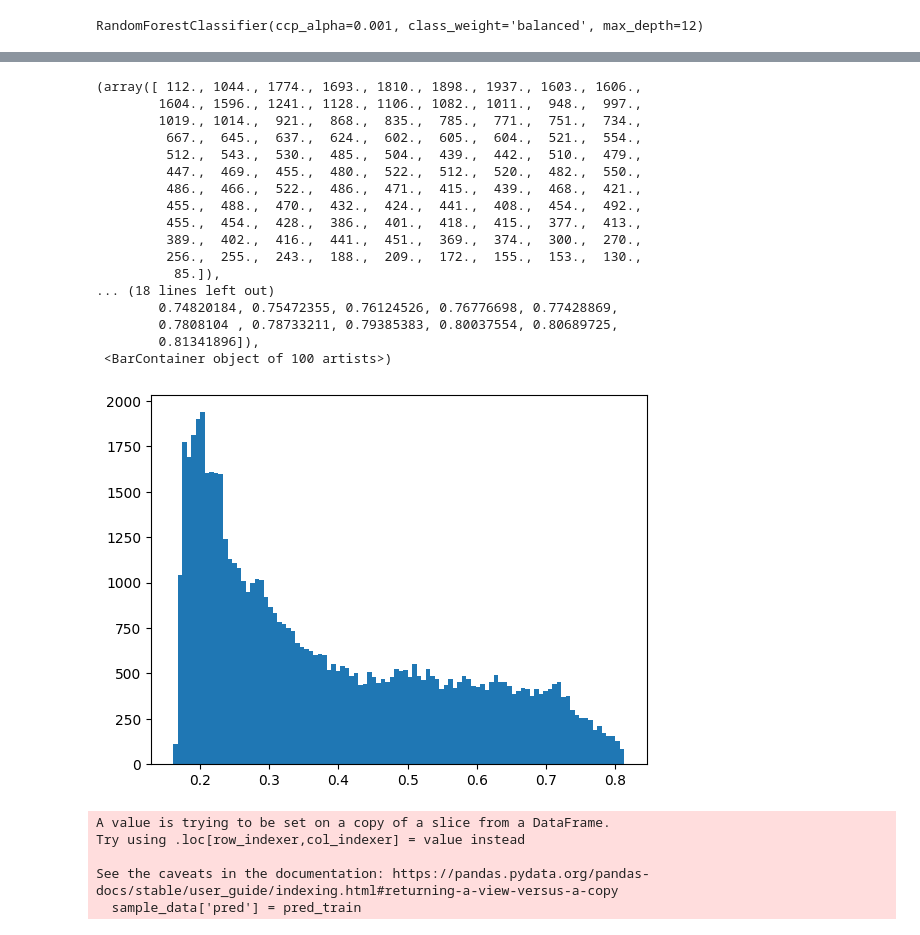
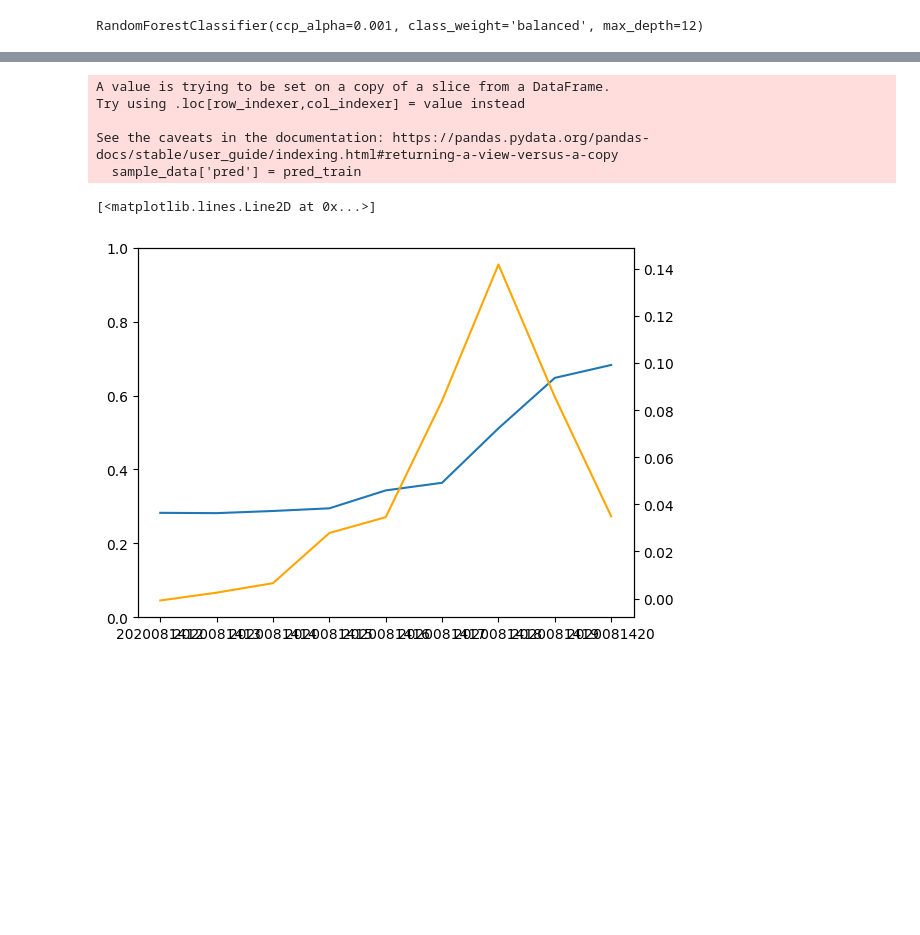
Before and after one commit to dhdzmota/dynamic-rythms, a Jupyter notebook: notebooks/dhm-09-model-test.ipynb, the cells around one changed output, grey strips where cells are left out. Cells and saved outputs as stored; diff of their text form; code cells hidden in the pictures; blank space fills up the shorter version.

```diff
--- a/notebooks/dhm-09-model-test.ipynb
+++ b/notebooks/dhm-09-model-test.ipynb
@@ -90,33 +91,21 @@ plt.hist(pred_test[y_test==1],bins=100)
-# %%
-plt.hist(pred_test[y_test==0], bins=100)
-# %% [output]
-(array([ 112., 1044., 1774., 1693., 1810., 1898., 1937., 1603., 1606.,
-        1604., 1596., 1241., 1128., 1106., 1082., 1011.,  948.,  997.,
-        1019., 1014.,  921.,  868.,  835.,  785.,  771.,  751.,  734.,
-         667.,  645.,  637.,  624.,  602.,  605.,  604.,  521.,  554.,
-         512.,  543.,  530.,  485.,  504.,  439.,  442.,  510.,  479.,
-         447.,  469.,  455.,  480.,  522.,  512.,  520.,  482.,  550.,
-         486.,  466.,  522.,  486.,  471.,  415.,  439.,  468.,  421.,
-         455.,  488.,  470.,  432.,  424.,  441.,  408.,  454.,  492.,
-         455.,  454.,  428.,  386.,  401.,  418.,  415.,  377.,  413.,
-         389.,  402.,  416.,  441.,  451.,  369.,  374.,  300.,  270.,
-         256.,  255.,  243.,  188.,  209.,  172.,  155.,  153.,  130.,
-          85.]),
-... (18 lines left out)
-        0.74820184, 0.75472355, 0.76124526, 0.76776698, 0.77428869,
-        0.7808104 , 0.78733211, 0.79385383, 0.80037554, 0.80689725,
-        0.81341896]),
- <BarContainer object of 100 artists>)
-[figure, removed]
 # %%
 response_var = pd.read_parquet('../data/interim/storm_outages_2014_2023.parquet')
 # %%
+import numpy as np
 sample_id = pd.Series(train_episode_fips_id).sample(1).iloc[0]
 sample_data = data[data.episode_fips_id==sample_id]
 sample_data['pred'] = pred_train
+plt.plot(sample_data.time, sample_data.pred)
+plt.ylim(0,1)
+fig = plt.gcf()
+ax = fig.axes[0]
+ax2 = ax.twinx()
+ax2.plot(sample_data.time, np.gradient(sample_data.pred), color='orange')
 # %% [output]
 A value is trying to be set on a copy of a slice from a DataFrame.
 Try using .loc[row_indexer,col_indexer] = value instead
 
 See the caveats in the documentation: https://pandas.pydata.org/pandas-docs/stable/user_guide/indexing.html#returning-a-view-versus-a-copy
   sample_data['pred'] = pred_train
+[<matplotlib.lines.Line2D at 0x...>]
+[figure, added]
```
Also changed, not shown: parts of 19 cells of this notebook, 1 other file.
